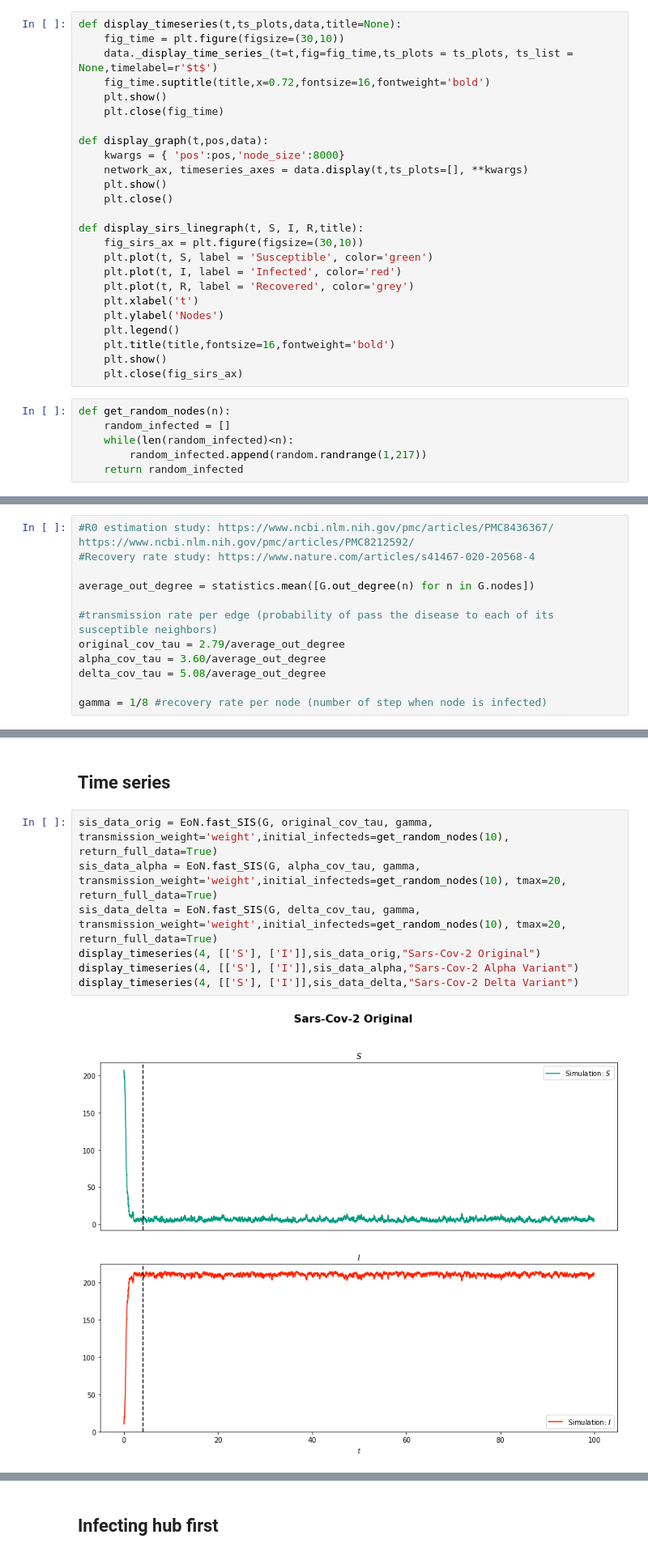
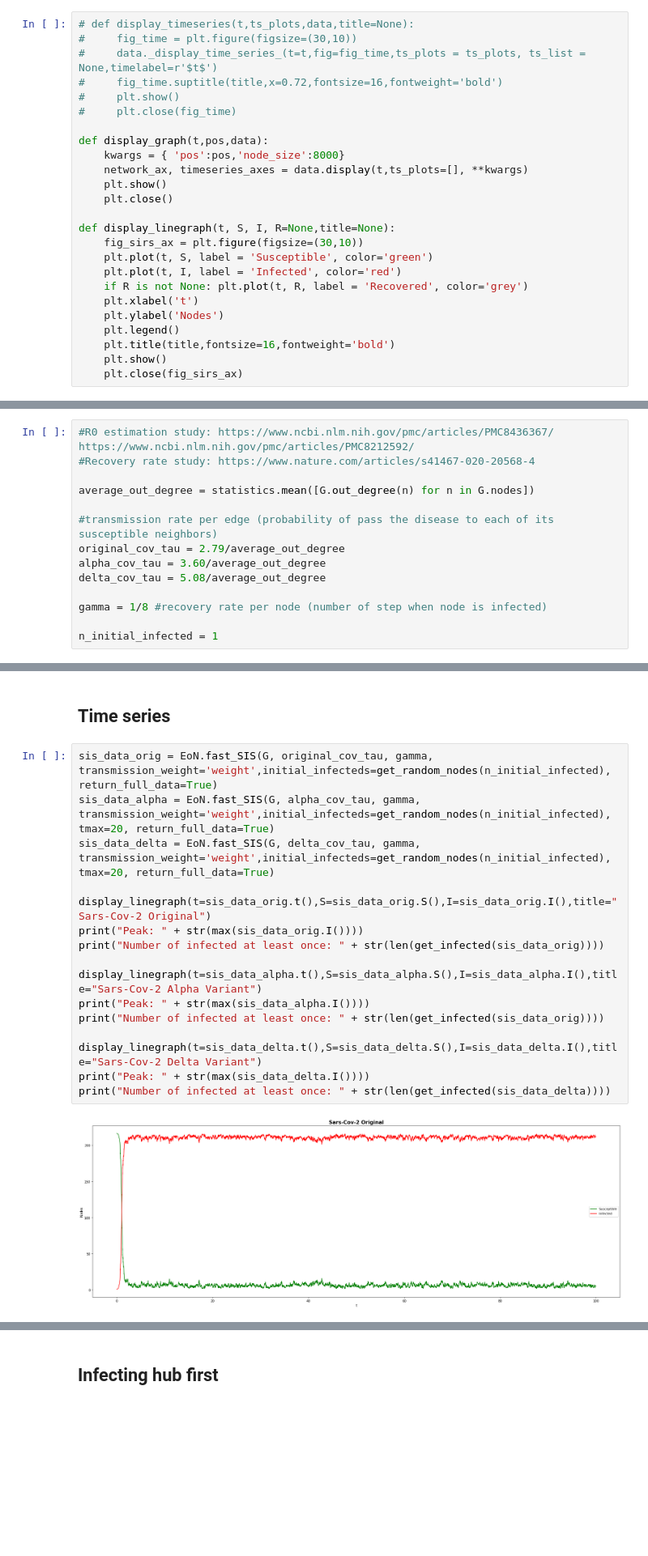
Before and after one commit to danielegerbaldo/Complex-Networks-Analysis-Project, a Jupyter notebook: CNA_Section_6_Epidemics.ipynb, the cells around one changed output, grey strips where cells are left out. Shown at 81% size. Drawn from its saved outputs; the diff is of its cells as text; blank space fills up the shorter version.

```diff
--- a/CNA_Section_6_Epidemics.ipynb
+++ b/CNA_Section_6_Epidemics.ipynb
@@ -56,12 +56,12 @@ edges = G.edges()
 # %% [markdown]
 # Utility Functions
 # %%
-def display_timeseries(t,ts_plots,data,title=None):
-    fig_time = plt.figure(figsize=(30,10))
-    data._display_time_series_(t=t,fig=fig_time,ts_plots = ts_plots, ts_list = None,timelabel=r'$t$')
-    fig_time.suptitle(title,x=0.72,fontsize=16,fontweight='bold')
-    plt.show()
-    plt.close(fig_time)
+# def display_timeseries(t,ts_plots,data,title=None):
+#     fig_time = plt.figure(figsize=(30,10))
+#     data._display_time_series_(t=t,fig=fig_time,ts_plots = ts_plots, ts_list = None,timelabel=r'$t$')
+#     fig_time.suptitle(title,x=0.72,fontsize=16,fontweight='bold')
+#     plt.show()
+#     plt.close(fig_time)
 
 def display_graph(t,pos,data):
     kwargs = { 'pos':pos,'node_size':8000}
@@ -69,20 +69,14 @@ def display_graph(t,pos,data):
     plt.show()
     plt.close()
 
-def display_sirs_linegraph(t, S, I, R,title):
+def display_linegraph(t, S, I, R=None,title=None):
     fig_sirs_ax = plt.figure(figsize=(30,10))
     plt.plot(t, S, label = 'Susceptible', color='green')
     plt.plot(t, I, label = 'Infected', color='red')
-    plt.plot(t, R, label = 'Recovered', color='grey')
+    if R is not None: plt.plot(t, R, label = 'Recovered', color='grey')
     plt.xlabel('t')
     plt.ylabel('Nodes')
     plt.legend()
     plt.title(title,fontsize=16,fontweight='bold')
     plt.show()
     plt.close(fig_sirs_ax)
-# %%
-def get_random_nodes(n):
-    random_infected = []
-    while(len(random_infected)<n):
-        random_infected.append(random.randrange(1,217))
-    return random_infected
@@ -100,6 +126,8 @@ alpha_cov_tau = 3.60/average_out_degree
 delta_cov_tau = 5.08/average_out_degree
 
 gamma = 1/8 #recovery rate per node (number of step when node is infected)
+
+n_initial_infected = 1
 # %% [markdown]
 # SIR
 # %%
@@ -182,11 +255,20 @@ display_timeseries(2, [['S'], ['I'], ['R']],sir_data_delta_hub_vax,"Sars-Cov-2 D
 # %% [markdown]
 ## Time series
 # %%
-sis_data_orig = EoN.fast_SIS(G, original_cov_tau, gamma, transmission_weight='weight',initial_infecteds=get_random_nodes(10), return_full_data=True)
-sis_data_alpha = EoN.fast_SIS(G, alpha_cov_tau, gamma, transmission_weight='weight',initial_infecteds=get_random_nodes(10), tmax=20, return_full_data=True)
-sis_data_delta = EoN.fast_SIS(G, delta_cov_tau, gamma, transmission_weight='weight',initial_infecteds=get_random_nodes(10), tmax=20, return_full_data=True)
-display_timeseries(4, [['S'], ['I']],sis_data_orig,"Sars-Cov-2 Original")
-display_timeseries(4, [['S'], ['I']],sis_data_alpha,"Sars-Cov-2 Alpha Variant")
-display_timeseries(4, [['S'], ['I']],sis_data_delta,"Sars-Cov-2 Delta Variant")
+sis_data_orig = EoN.fast_SIS(G, original_cov_tau, gamma, transmission_weight='weight',initial_infecteds=get_random_nodes(n_initial_infected), return_full_data=True)
+sis_data_alpha = EoN.fast_SIS(G, alpha_cov_tau, gamma, transmission_weight='weight',initial_infecteds=get_random_nodes(n_initial_infected), tmax=20, return_full_data=True)
+sis_data_delta = EoN.fast_SIS(G, delta_cov_tau, gamma, transmission_weight='weight',initial_infecteds=get_random_nodes(n_initial_infected), tmax=20, return_full_data=True)
+
+display_linegraph(t=sis_data_orig.t(),S=sis_data_orig.S(),I=sis_data_orig.I(),title="Sars-Cov-2 Original")
+print("Peak: " + str(max(sis_data_orig.I())))
+print("Number of infected at least once: " + str(len(get_infected(sis_data_orig))))
+
+display_linegraph(t=sis_data_alpha.t(),S=sis_data_alpha.S(),I=sis_data_alpha.I(),title="Sars-Cov-2 Alpha Variant")
+print("Peak: " + str(max(sis_data_alpha.I())))
+print("Number of infected at least once: " + str(len(get_infected(sis_data_orig))))
+
+display_linegraph(t=sis_data_delta.t(),S=sis_data_delta.S(),I=sis_data_delta.I(),title="Sars-Cov-2 Delta Variant")
+print("Peak: " + str(max(sis_data_delta.I())))
+print("Number of infected at least once: " + str(len(get_infected(sis_data_delta))))
 # %% [output]
-[figure, old version]
+[figure, new version]
```
Also changed, not shown: parts of 20 cells of this notebook.
